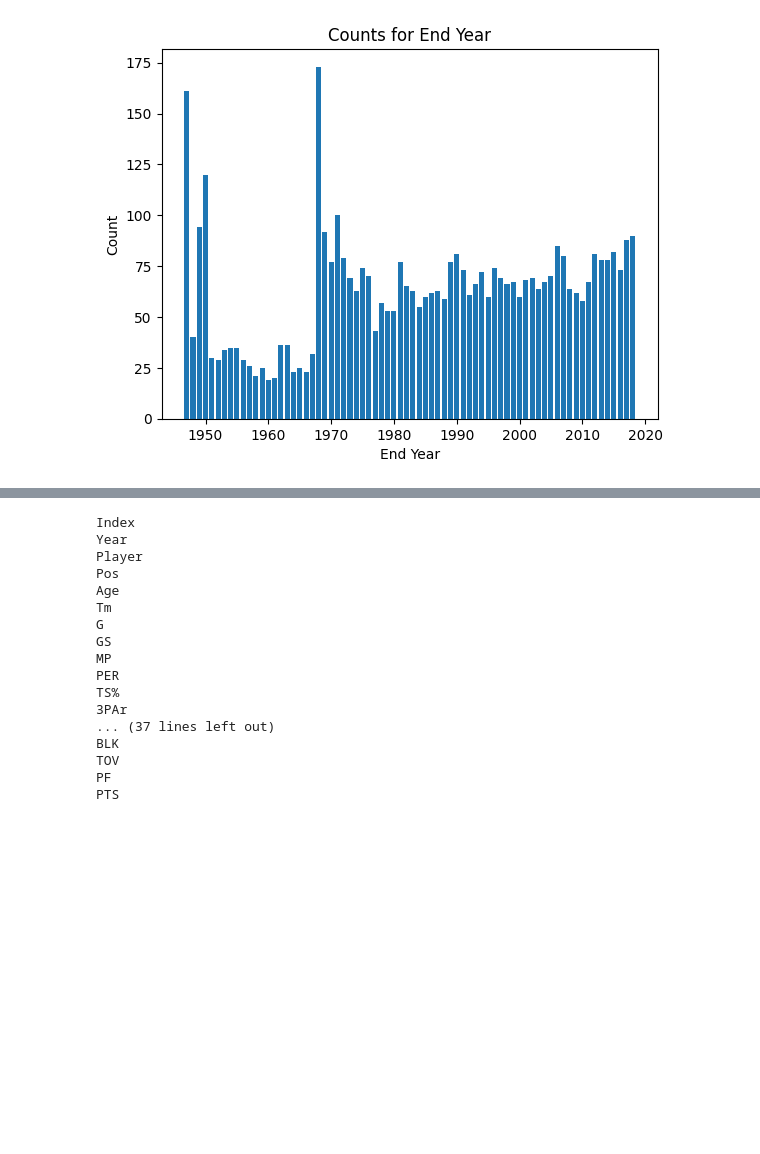
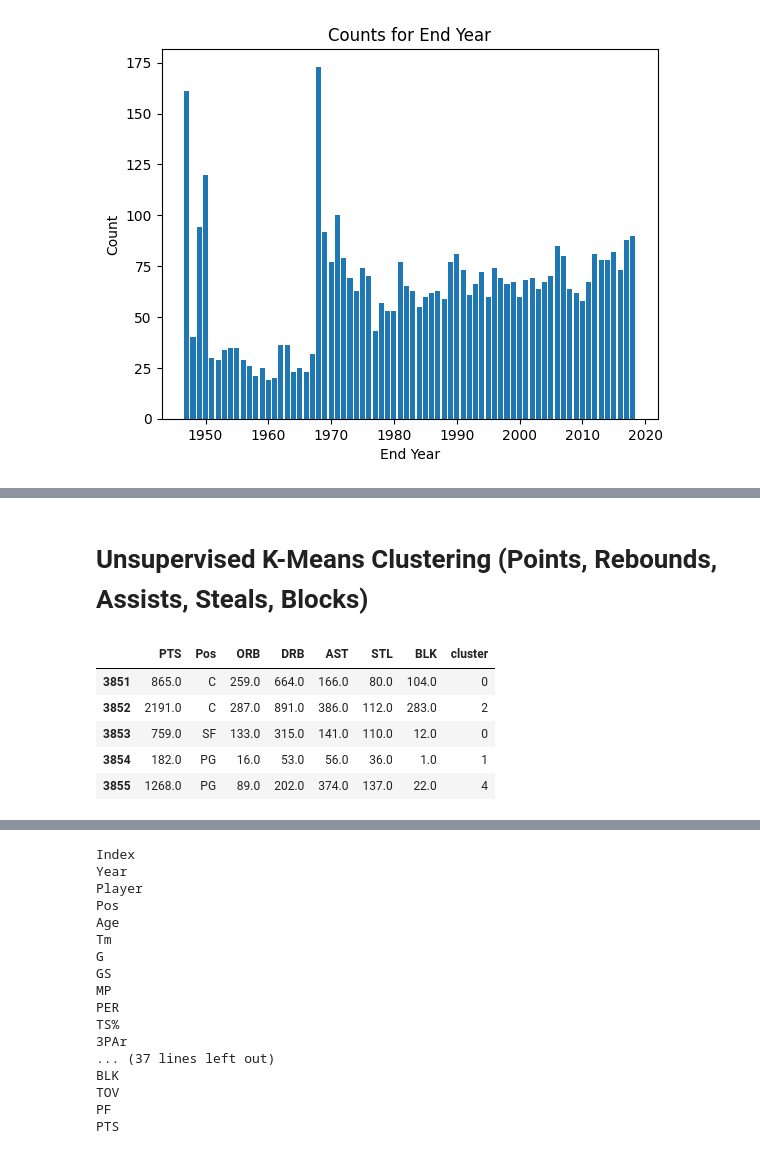
Before and after one commit to shinwookim/NBAPositionify, a Jupyter notebook: main.ipynb, the cells around one changed output, grey strips where cells are left out. Drawn from its saved outputs; the diff is of its cells as text; code cells hidden in the pictures; blank space fills up the shorter version.

```diff
--- a/main.ipynb
+++ b/main.ipynb
@@ -72 +74,21 @@ stats.head()
 5 rows × 53 columns
+# %% [markdown]
+# Unsupervised K-Means Clustering (Points, Rebounds, Assists, Steals, Blocks)
+# %%
+from sklearn.cluster import KMeans
+
+unsupervised_kmeans_stats = stats[["PTS", "ORB", "DRB", "AST", "STL", "BLK"]].dropna()
+
+kmeans = KMeans(n_clusters=5)
+kmeans.fit(unsupervised_kmeans_stats)
+
+unsupervised_kmeans_stats["cluster"] = kmeans.labels_
+unsupervised_kmeans_stats.insert(1, "Pos", stats["Pos"])
+unsupervised_kmeans_stats.head()
+# %% [output]
+|  | PTS | Pos | ORB | DRB | AST | STL | BLK | cluster |
+| 3851 | 865.0 | C | 259.0 | 664.0 | 166.0 | 80.0 | 104.0 | 0 |
+| 3852 | 2191.0 | C | 287.0 | 891.0 | 386.0 | 112.0 | 283.0 | 2 |
+| 3853 | 759.0 | SF | 133.0 | 315.0 | 141.0 | 110.0 | 12.0 | 0 |
+| 3854 | 182.0 | PG | 16.0 | 53.0 | 56.0 | 36.0 | 1.0 | 1 |
+| 3855 | 1268.0 | PG | 89.0 | 202.0 | 374.0 | 137.0 | 22.0 | 4 |
```
Also changed, not shown: parts of 6 cells of this notebook.
